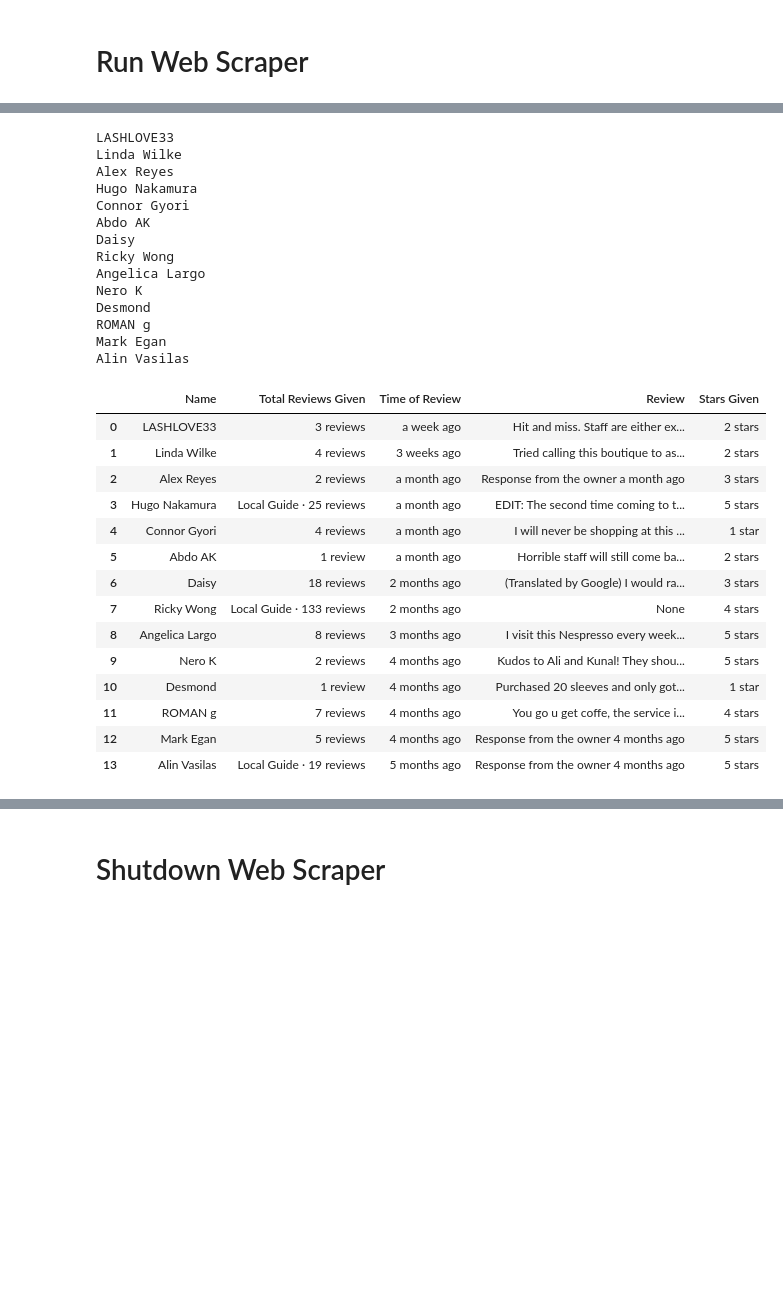
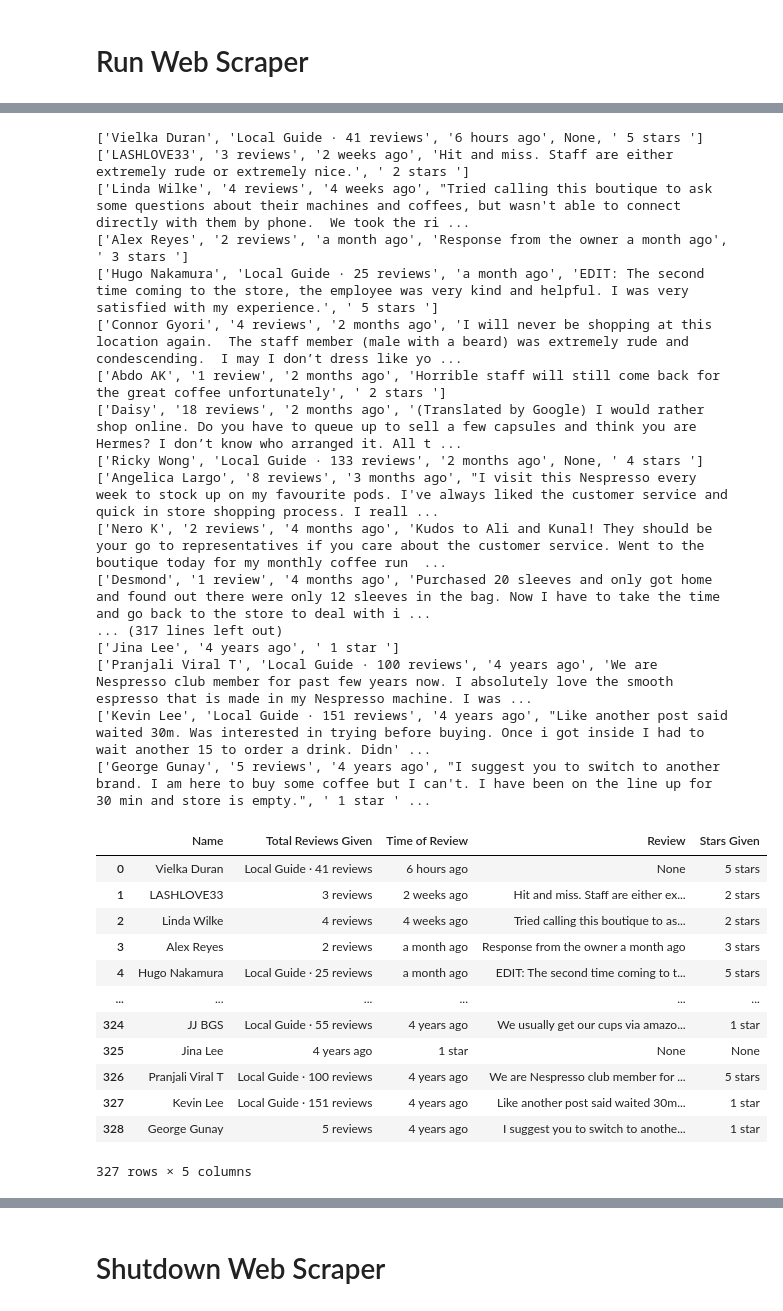
Before and after one commit to kjeshang/NespressoMetropolisCustomerReviewAnalysis, a Jupyter notebook: 1_Scrape.ipynb, the cells around one changed output, grey strips where cells are left out. Cells and saved outputs as stored; diff of their text form; code cells hidden in the pictures; blank space fills up the shorter version.

```diff
--- a/1_Scrape.ipynb
+++ b/1_Scrape.ipynb
@@ -173,61 +185,62 @@ for button in button_list:
 def get_reviewData(reviewers, reviews_xpath, number_limit):
     data = [];
     for reviewer in reviewers:
         for i in range(1, number_limit+1):
             label = driver.find_element(By.XPATH, f'{reviews_xpath}/div[{str(i)}]');
             if label.get_attribute('aria-label') == reviewer:
                 label_items = label.text.split("\n");
                 row = [];
                 count = 0;
                 for item in label_items:
                     if item not in ['New','NEW','Like','Share']:
                         row.append(item);
                         count += 1;
                     if count == 4:
                         break;
                 if len(row) == 3:
                     row.append(None);
                 stars = driver.find_element(By.XPATH, f'{reviews_xpath}/div[{str(i)}]/div/div[3]/div[4]/div[1]/span[2]').get_attribute("aria-label");
                 row.append(stars);
-                print(reviewer);
+                print(row);
         data.append(row);
     df_reviewData = pd.DataFrame(data, columns=['Name','Total Reviews Given','Time of Review','Review','Stars Given']);
     df_reviewData = df_reviewData.drop_duplicates();
     return df_reviewData;
 
 df_reviewData = get_reviewData(
-    reviewers=reviewers[0:20],
+    reviewers=reviewers,
     reviews_xpath='//*[@id="QA0Szd"]/div/div/div[1]/div[2]/div/div[1]/div/div/div[2]/div[9]',
-    number_limit=40
+    number_limit=985
 );
 df_reviewData
 # %% [output]
-LASHLOVE33
-Linda Wilke
-Alex Reyes
-Hugo Nakamura
-Connor Gyori
-Abdo AK
-Daisy
-Ricky Wong
-Angelica Largo
-Nero K
-Desmond
-ROMAN g
-Mark Egan
-Alin Vasilas
+['Vielka Duran', 'Local Guide · 41 reviews', '6 hours ago', None, ' 5 stars ']
+['LASHLOVE33', '3 reviews', '2 weeks ago', 'Hit and miss. Staff are either extremely rude or extremely nice.', ' 2 stars ']
+['Linda Wilke', '4 reviews', '4 weeks ago', "Tried calling this boutique to ask some questions about their machines and coffees, but wasn't able to connect directly with them by phone.  We took the ri ...
+['Alex Reyes', '2 reviews', 'a month ago', 'Response from the owner a month ago', ' 3 stars ']
+['Hugo Nakamura', 'Local Guide · 25 reviews', 'a month ago', 'EDIT: The second time coming to the store, the employee was very kind and helpful. I was very satisfied with my experience.', ' 5 stars ']
+['Connor Gyori', '4 reviews', '2 months ago', 'I will never be shopping at this location again.  The staff member (male with a beard) was extremely rude and condescending.  I may I don’t dress like yo ...
+['Abdo AK', '1 review', '2 months ago', 'Horrible staff will still come back for the great coffee unfortunately', ' 2 stars ']
+['Daisy', '18 reviews', '2 months ago', '(Translated by Google) I would rather shop online. Do you have to queue up to sell a few capsules and think you are Hermes? I don’t know who arranged it. All t ...
+['Ricky Wong', 'Local Guide · 133 reviews', '2 months ago', None, ' 4 stars ']
+['Angelica Largo', '8 reviews', '3 months ago', "I visit this Nespresso every week to stock up on my favourite pods. I've always liked the customer service and quick in store shopping process. I reall ...
+['Nero K', '2 reviews', '4 months ago', 'Kudos to Ali and Kunal! They should be your go to representatives if you care about the customer service. Went to the boutique today for my monthly coffee run  ...
+['Desmond', '1 review', '4 months ago', 'Purchased 20 sleeves and only got home and found out there were only 12 sleeves in the bag. Now I have to take the time and go back to the store to deal with i ...
+... (317 lines left out)
+['Jina Lee', '4 years ago', ' 1 star ']
+['Pranjali Viral T', 'Local Guide · 100 reviews', '4 years ago', 'We are Nespresso club member for past few years now. I absolutely love the smooth espresso that is made in my Nespresso machine. I was ...
+['Kevin Lee', 'Local Guide · 151 reviews', '4 years ago', "Like another post said waited 30m. Was interested in trying before buying. Once i got inside I had to wait another 15 to order a drink. Didn' ...
+['George Gunay', '5 reviews', '4 years ago', "I suggest you to switch to another brand. I am here to buy some coffee but I can't. I have been on the line up for 30 min and store is empty.", ' 1 star ' ...
 |  | Name | Total Reviews Given | Time of Review | Review | Stars Given |
-| 0 | LASHLOVE33 | 3 reviews | a week ago | Hit and miss. Staff are either ex... | 2 stars |
-| 1 | Linda Wilke | 4 reviews | 3 weeks ago | Tried calling this boutique to as... | 2 stars |
-| 2 | Alex Reyes | 2 reviews | a month ago | Response from the owner a month ago | 3 stars |
-| 3 | Hugo Nakamura | Local Guide · 25 reviews | a month ago | EDIT: The second time coming to t... | 5 stars |
-| 4 | Connor Gyori | 4 reviews | a month ago | I will never be shopping at this ... | 1 star |
-| 5 | Abdo AK | 1 review | a month ago | Horrible staff will still come ba... | 2 stars |
-| 6 | Daisy | 18 reviews | 2 months ago | (Translated by Google) I would ra... | 3 stars |
-| 7 | Ricky Wong | Local Guide · 133 reviews | 2 months ago | None | 4 stars |
-| 8 | Angelica Largo | 8 reviews | 3 months ago | I visit this Nespresso every week... | 5 stars |
-| 9 | Nero K | 2 reviews | 4 months ago | Kudos to Ali and Kunal! They shou... | 5 stars |
-| 10 | Desmond | 1 review | 4 months ago | Purchased 20 sleeves and only got... | 1 star |
-| 11 | ROMAN g | 7 reviews | 4 months ago | You go u get coffe, the service i... | 4 stars |
-| 12 | Mark Egan | 5 reviews | 4 months ago | Response from the owner 4 months ago | 5 stars |
-| 13 | Alin Vasilas | Local Guide · 19 reviews | 5 months ago | Response from the owner 4 months ago | 5 stars |
+| 0 | Vielka Duran | Local Guide · 41 reviews | 6 hours ago | None | 5 stars |
+| 1 | LASHLOVE33 | 3 reviews | 2 weeks ago | Hit and miss. Staff are either ex... | 2 stars |
+| 2 | Linda Wilke | 4 reviews | 4 weeks ago | Tried calling this boutique to as... | 2 stars |
+| 3 | Alex Reyes | 2 reviews | a month ago | Response from the owner a month ago | 3 stars |
+| 4 | Hugo Nakamura | Local Guide · 25 reviews | a month ago | EDIT: The second time coming to t... | 5 stars |
+| ... | ... | ... | ... | ... | ... |
+| 324 | JJ BGS | Local Guide · 55 reviews | 4 years ago | We usually get our cups via amazo... | 1 star |
+| 325 | Jina Lee | 4 years ago | 1 star | None | None |
+| 326 | Pranjali Viral T | Local Guide · 100 reviews | 4 years ago | We are Nespresso club member for ... | 5 stars |
+| 327 | Kevin Lee | Local Guide · 151 reviews | 4 years ago | Like another post said waited 30m... | 1 star |
+| 328 | George Gunay | 5 reviews | 4 years ago | I suggest you to switch to anothe... | 1 star |
+327 rows × 5 columns
```
Also changed, not shown: parts of 9 cells of this notebook, 4 other files.
